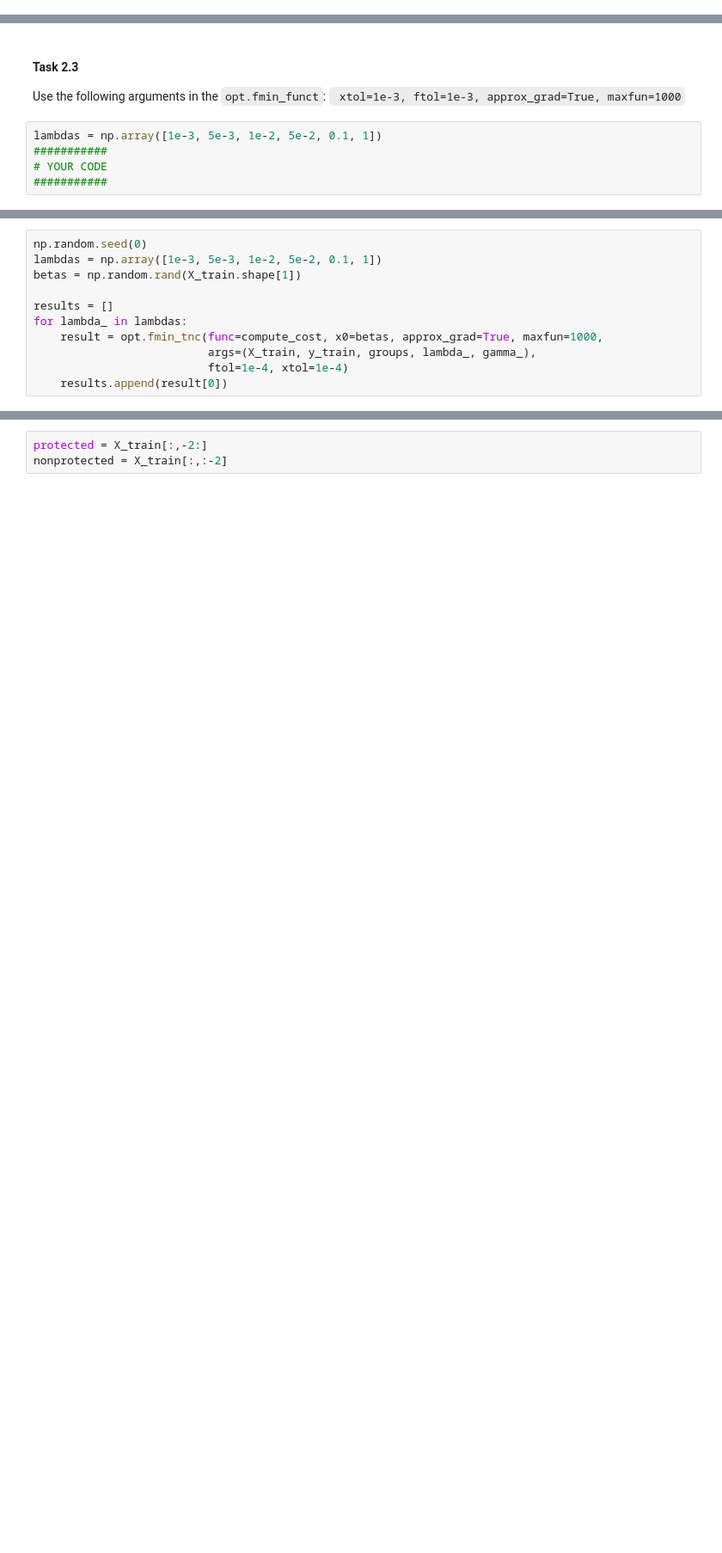
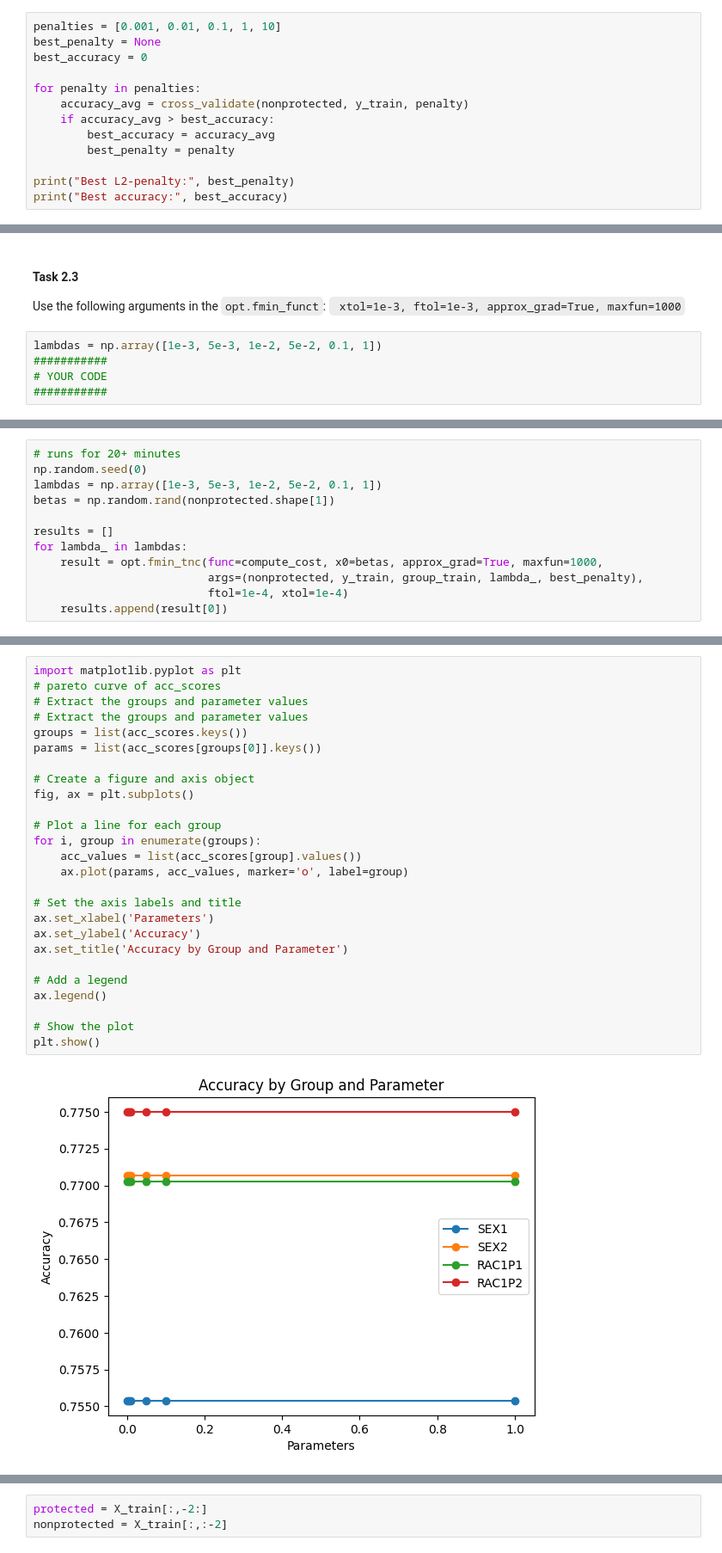
Before and after one commit to sebastianrohr/afae_assignment_2, a Jupyter notebook: assignment_2/assignment_2.ipynb, the cells around one changed output, grey strips where cells are left out. Shown: that part at 86% size. Saved outputs shown, nothing was run; the diff lists cells and outputs as text; blank space fills up the shorter version.

```diff
--- a/assignment_2/assignment_2.ipynb
+++ b/assignment_2/assignment_2.ipynb
@@ -243,0 +242,13 @@ test_error = logistic_loss(y_test, y_pred_test)
+# %%
+penalties = [0.001, 0.01, 0.1, 1, 10]
+best_penalty = None
+best_accuracy = 0
+
+for penalty in penalties:
+    accuracy_avg = cross_validate(nonprotected, y_train, penalty)
+    if accuracy_avg > best_accuracy:
+        best_accuracy = accuracy_avg
+        best_penalty = penalty
+
+print("Best L2-penalty:", best_penalty)
+print("Best accuracy:", best_accuracy)
@@ -318,14 +425,15 @@ def compute_cost(beta , X, y_true, grouping, _lambda, _gamma):
     #print(f'Cost: {cost}')
     return cost
 # %%
+# runs for 20+ minutes
 np.random.seed(0)
 lambdas = np.array([1e-3, 5e-3, 1e-2, 5e-2, 0.1, 1])
-betas = np.random.rand(X_train.shape[1])
+betas = np.random.rand(nonprotected.shape[1])
 
 results = []
 for lambda_ in lambdas:
     result = opt.fmin_tnc(func=compute_cost, x0=betas, approx_grad=True, maxfun=1000,
-                          args=(X_train, y_train, groups, lambda_, gamma_),
+                          args=(nonprotected, y_train, group_train, lambda_, best_penalty),
                           ftol=1e-4, xtol=1e-4)
     results.append(result[0])
 # %%
@@ -344,0 +456,28 @@ for i, lambda_ in enumerate(lambdas):
+# %%
+import matplotlib.pyplot as plt
+# pareto curve of acc_scores
+# Extract the groups and parameter values
+# Extract the groups and parameter values
+groups = list(acc_scores.keys())
+params = list(acc_scores[groups[0]].keys())
+
+# Create a figure and axis object
+fig, ax = plt.subplots()
+
+# Plot a line for each group
+for i, group in enumerate(groups):
+    acc_values = list(acc_scores[group].values())
+    ax.plot(params, acc_values, marker='o', label=group)
+
+# Set the axis labels and title
+ax.set_xlabel('Parameters')
+ax.set_ylabel('Accuracy')
+ax.set_title('Accuracy by Group and Parameter')
+
+# Add a legend
+ax.legend()
+
+# Show the plot
+plt.show()
+# %% [output]
+[figure, added]
```
Also changed, not shown: parts of 33 cells of this notebook.
